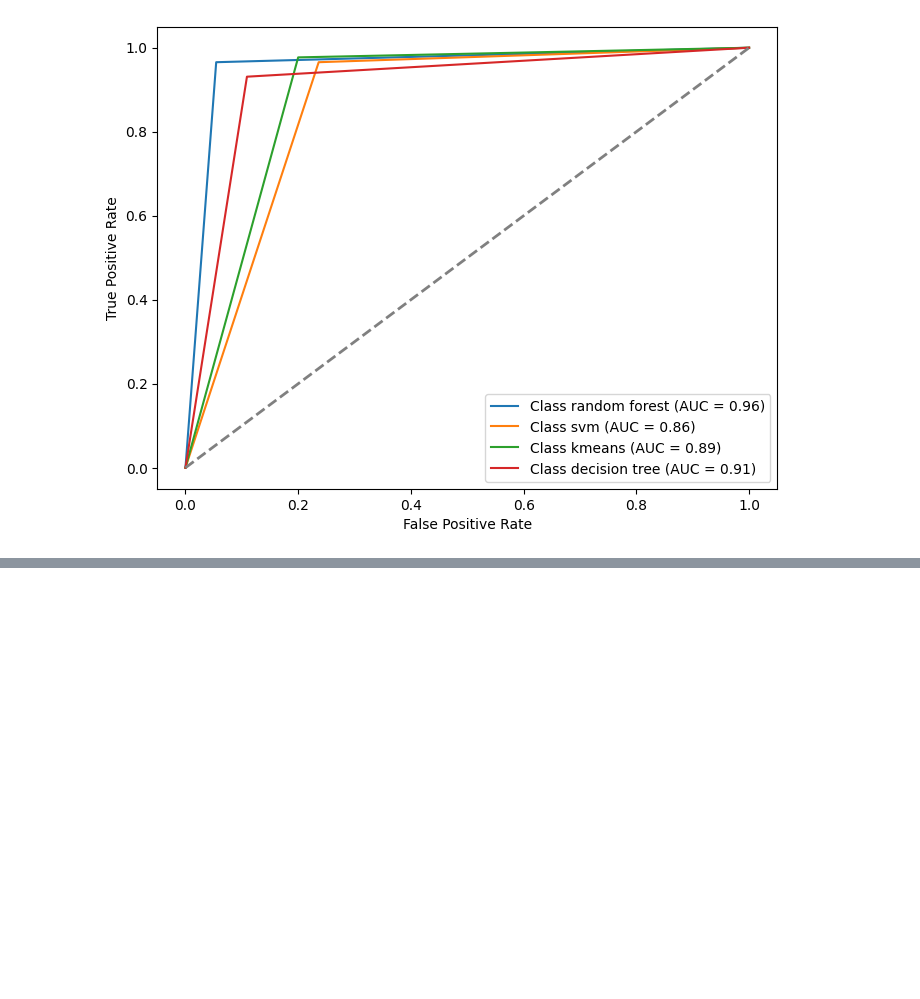
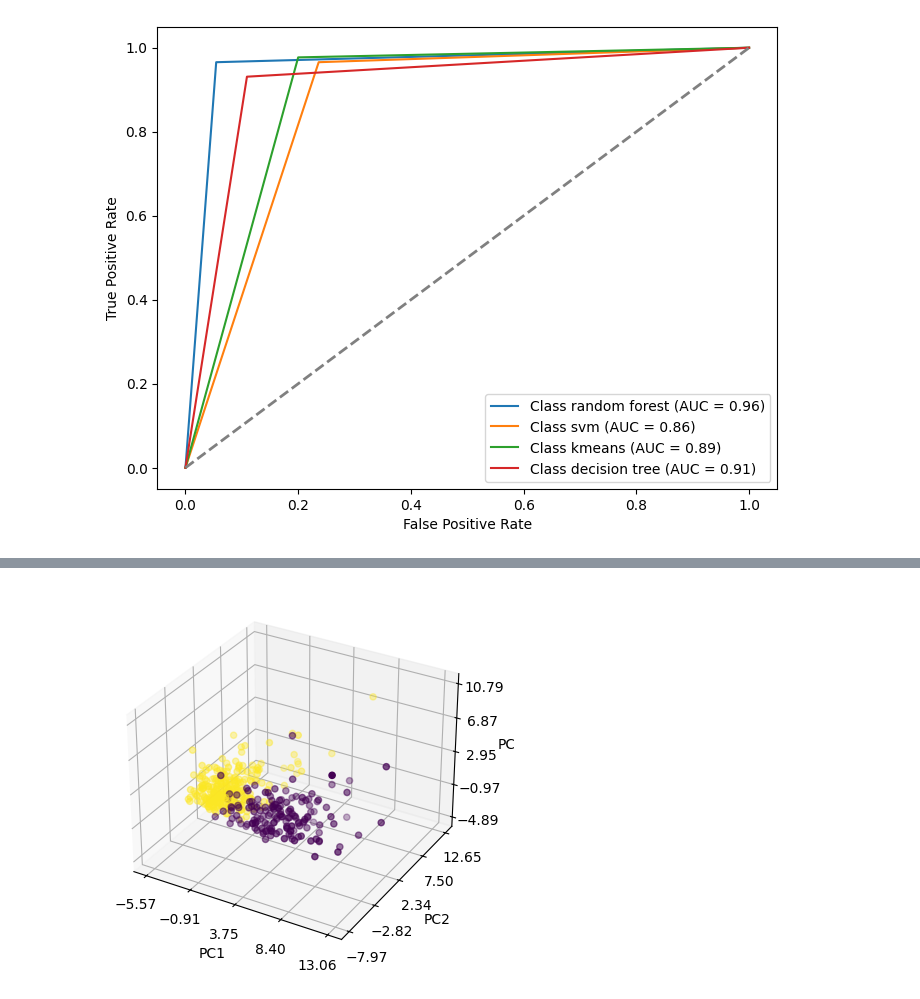
Before and after one commit to tohidnoori/Decision-tree-and-random-forest-ml-python, a Jupyter notebook: random-forest/random-forest-breast-cancer.ipynb, the cells around one changed output, grey strips where cells are left out. Cells and saved outputs as stored; diff of their text form; code cells hidden in the pictures; blank space fills up the shorter version.

```diff
--- a/random-forest/random-forest-breast-cancer.ipynb
+++ b/random-forest/random-forest-breast-cancer.ipynb
@@ -193,0 +181,28 @@ plt.show()
+# %%
+# Prepare 3D graph
+pca_train_scaled = scaler.fit_transform(np.vstack((X_train_pca[:, 0], X_train_pca[:, 1],X_train_pca[:, 2])).T)
+clf.fit(pca_train_scaled,y_train)
+
+ax = plt.axes(projection='3d')
+
+# Plot 3D plot
+ax.scatter3D(X_train_pca[:, 0], X_train_pca[:, 1], X_train_pca[:, 2], c=y_train, cmap='viridis')
+
+x_ticks = np.linspace(X_train_pca[:, 0].min(), X_train_pca[:, 0].max(), num=5)
+y_ticks = np.linspace(X_train_pca[:, 1].min(), X_train_pca[:, 1].max(), num=5)
+z_ticks = np.linspace(X_train_pca[:, 2].min(), X_train_pca[:, 2].max(), num=5)
+
+# Set ticks for each axis
+ax.set_xticks(x_ticks)
+ax.set_yticks(y_ticks)
+ax.set_zticks(z_ticks)
+
+
+# Axis labels and title
+ax.set_xlabel('PC1')
+ax.set_ylabel('PC2')
+ax.set_zlabel('PC3')
+
+plt.show()
+# %% [output]
+[figure, added]
```
Also changed, not shown: parts of 4 cells of this notebook.
